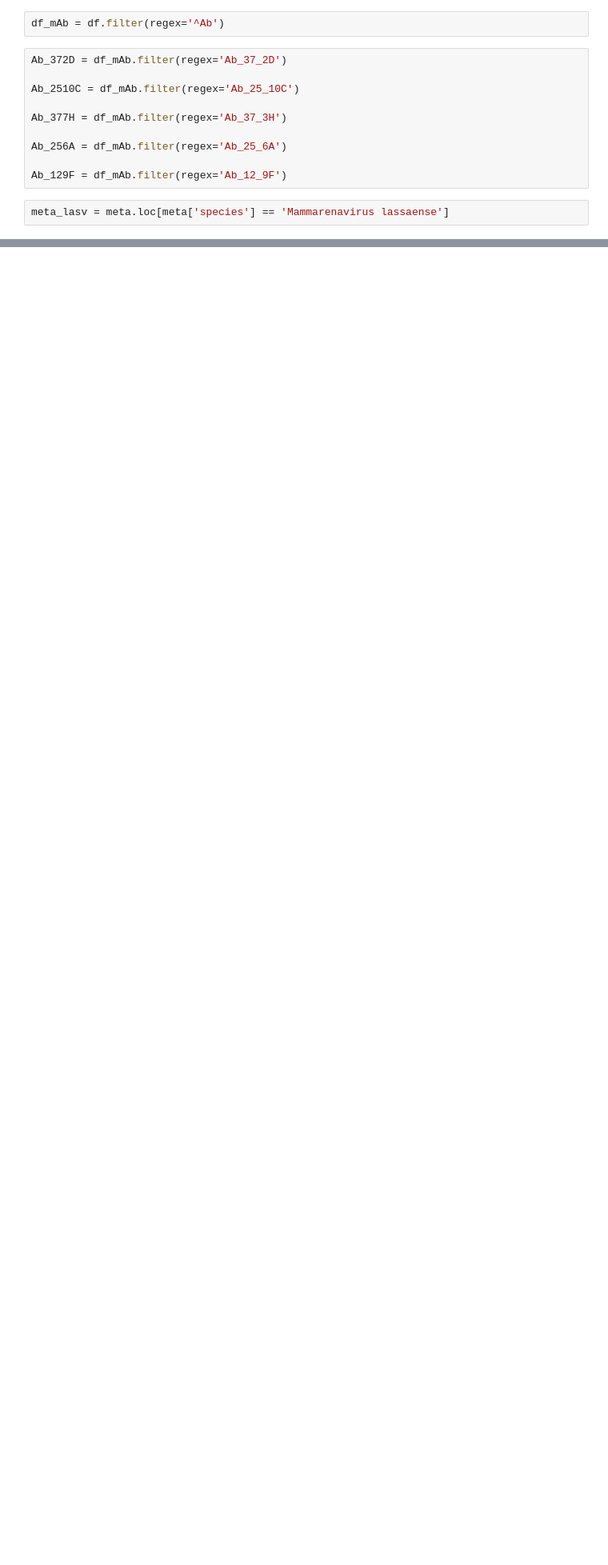
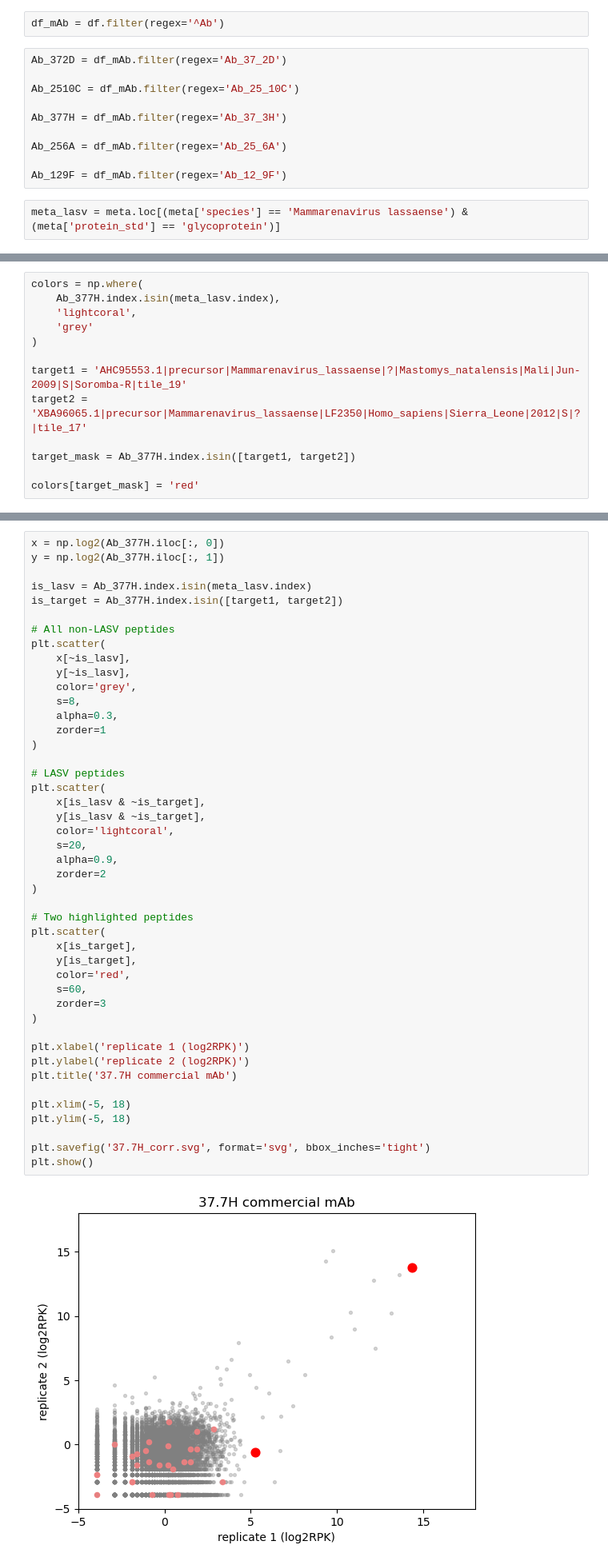
Before and after one commit to sporak577/lasv_phipseq_2026, a Jupyter notebook: mAb_PhIP-Seq/Analysis_mAb.ipynb, the cells around one changed output, grey strips where cells are left out. Shown at 80% size. Drawn from its saved outputs; the diff is of its cells as text; blank space fills up the shorter version.

```diff
--- a/mAb_PhIP-Seq/Analysis_mAb.ipynb
+++ b/mAb_PhIP-Seq/Analysis_mAb.ipynb
@@ -20,7 +20,7 @@ Ab_256A = df_mAb.filter(regex='Ab_25_6A')
 
 Ab_129F = df_mAb.filter(regex='Ab_12_9F')
 # %%
-meta_lasv = meta.loc[meta['species'] == 'Mammarenavirus lassaense']
+meta_lasv = meta.loc[(meta['species'] == 'Mammarenavirus lassaense') & (meta['protein_std'] == 'glycoprotein')]
 # %%
 Ab_377H.mean(axis=1).sort_values(ascending=False).head(20)
 # %% [output]
@@ -111,0 +54,13 @@ meta.loc[peps]
+# %%
+colors = np.where(
+    Ab_377H.index.isin(meta_lasv.index),
+    'lightcoral',
+    'grey'
+)
+
+target1 = 'AHC95553.1|precursor|Mammarenavirus_lassaense|?|Mastomys_natalensis|Mali|Jun-2009|S|Soromba-R|tile_19'
+target2 = 'XBA96065.1|precursor|Mammarenavirus_lassaense|LF2350|Homo_sapiens|Sierra_Leone|2012|S|?|tile_17'
+
+target_mask = Ab_377H.index.isin([target1, target2])
+
+colors[target_mask] = 'red'
@@ -112,3 +73,50 @@ meta.loc[peps]
+# %%
+x = np.log2(Ab_377H.iloc[:, 0])
+y = np.log2(Ab_377H.iloc[:, 1])
+
+is_lasv = Ab_377H.index.isin(meta_lasv.index)
+is_target = Ab_377H.index.isin([target1, target2])
+
+# All non-LASV peptides
+plt.scatter(
+    x[~is_lasv],
+    y[~is_lasv],
+    color='grey',
+    s=8,
+    alpha=0.3,
+    zorder=1
+)
+
+# LASV peptides
+plt.scatter(
+    x[is_lasv & ~is_target],
+    y[is_lasv & ~is_target],
+    color='lightcoral',
+    s=20,
+    alpha=0.9,
+    zorder=2
+)
+
+# Two highlighted peptides
+plt.scatter(
+    x[is_target],
+    y[is_target],
+    color='red',
+    s=60,
+    zorder=3
+)
+
+plt.xlabel('replicate 1 (log2RPK)')
+plt.ylabel('replicate 2 (log2RPK)')
+plt.title('37.7H commercial mAb')
+
+plt.xlim(-5, 18)
+plt.ylim(-5, 18)
+
+plt.savefig('37.7H_corr.svg', format='svg', bbox_inches='tight')
+plt.show()
+# %% [output]
+[figure, added]
 # %% [markdown]
 ## now 25.6A
 # %%
```
Also changed, not shown: parts of 12 cells of this notebook, 8 other files.
